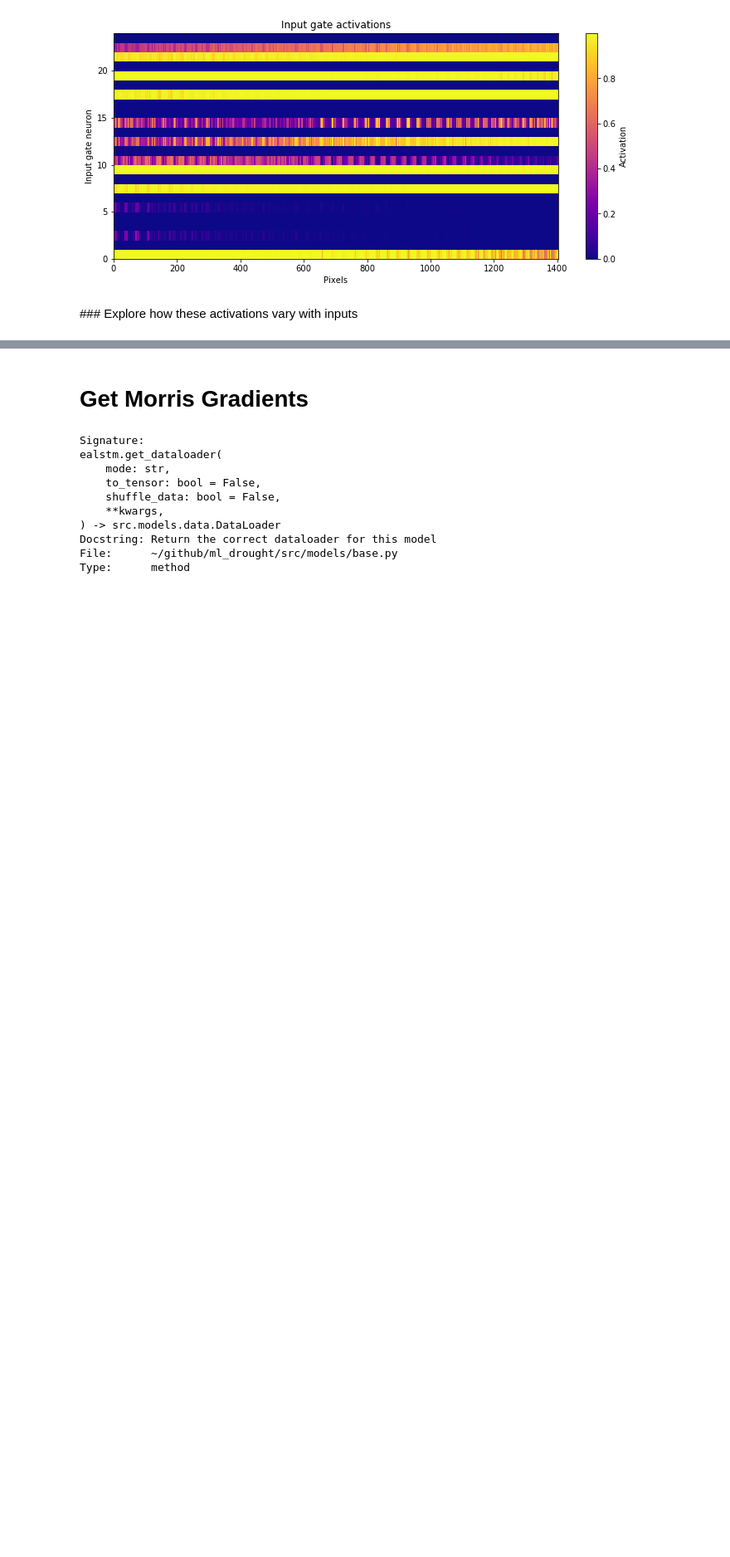
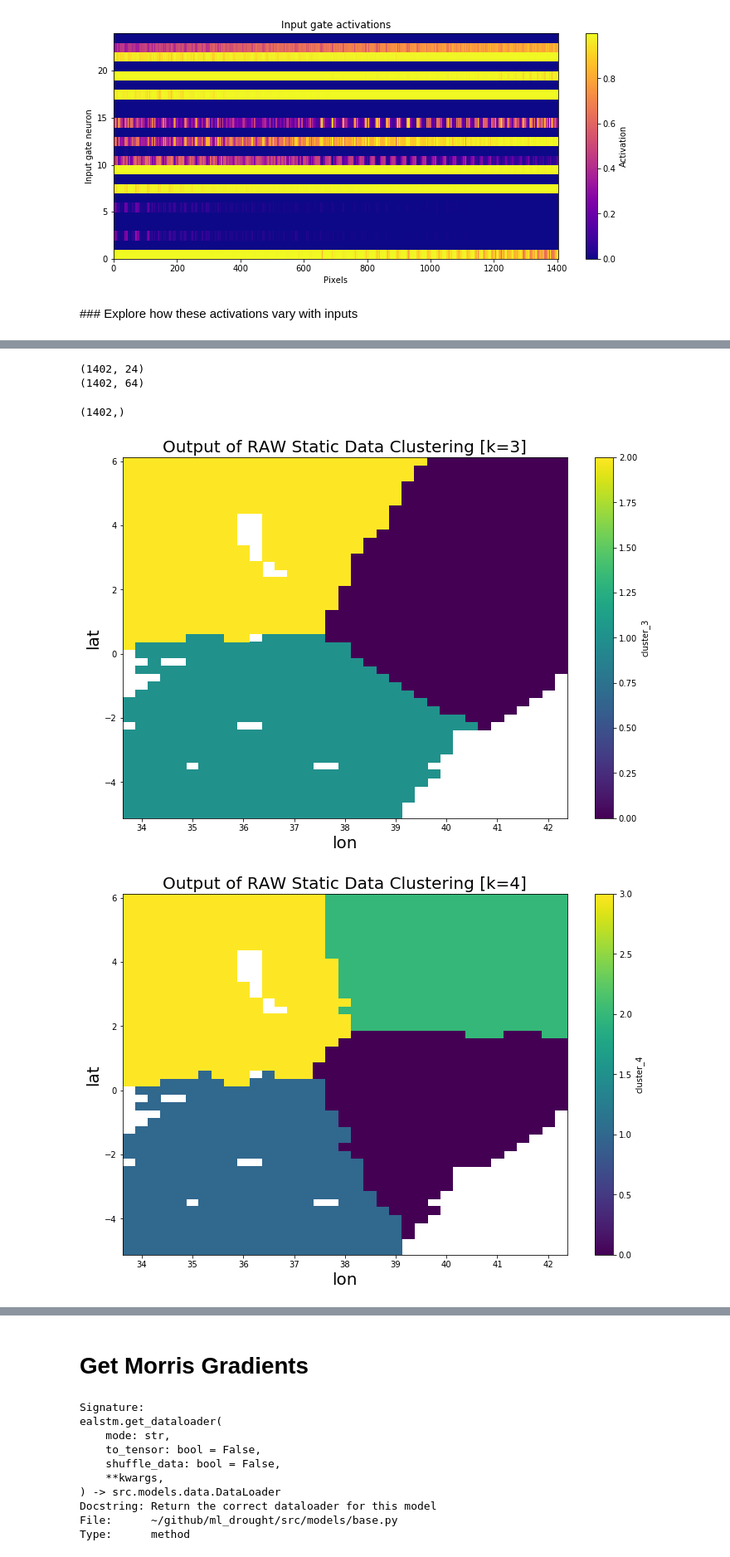
Before and after one commit to ECMWFCode4Earth/ml_drought, a Jupyter notebook: notebooks/draft/34_tl_explore_model_embeddings.ipynb, the cells around one changed output, grey strips where cells are left out. Shown at 83% size. Cells and saved outputs as stored; diff of their text form; code cells hidden in the pictures; blank space fills up the shorter version.

```diff
--- a/notebooks/draft/34_tl_explore_model_embeddings.ipynb
+++ b/notebooks/draft/34_tl_explore_model_embeddings.ipynb
@@ -373,0 +379,50 @@ for k in ks:
+# %%
+print(static_x.shape)
+print(embedding.shape)
+# %% [output]
+(1402, 24)
+(1402, 64)
+# %%
+# Taken directly from Kratzert et al (2019)
+# https://github.com/kratzert/ealstm_regional_modeling/blob/master/papercode/clusterutils.py
+from collections import defaultdict
+
+ks = [3, 4, 5, 8]
+static_clusters = {k: {} for k in ks}
+for k in ks:
+    clusterer = KMeans(n_clusters=k, random_state=0, init='k-means++',
+                       n_init=200).fit(static_x)
+
+    for pixel in range(embedding.shape[0]):
+        emb = static_x[pixel, :]
+        static_clusters[k][pixel] = clusterer.predict(emb.reshape(1, -1))[0]
+# %%
+np.array([v for v in static_clusters[5].values()]).shape
+# %% [output]
+(1402,)
+# %%
+latitudes = latlons_data[:, 0]
+longitudes = latlons_data[:, 1]
+pixels = latlons
+
+out = []
+for k in ks:
+    cluster = np.array([v for v in static_clusters[k].values()])
+    coords = {'pixel': pixels}
+    dims = ['pixel']
+    cluster_ds = xr.Dataset({f'cluster_{k}': (dims, cluster), 'lat': (dims, latitudes), 'lon': (dims, longitudes),})
+    out.append(cluster_ds)
+
+static_cluster_ds = xr.auto_combine(out)
+static_cluster_ds = static_cluster_ds.to_dataframe().set_index(['lat','lon']).to_xarray()
+# %%
+for k in ks:
+    fig, ax = plt.subplots(figsize=(12,8))
+    static_cluster_ds[f'cluster_{k}'].plot(ax=ax)
+    ax.set_title(f'Output of RAW Static Data Clustering [k={k}]');
+
+    for item in ([ax.title, ax.xaxis.label, ax.yaxis.label]): # + ax.get_xticklabels() + ax.get_yticklabels()):
+        item.set_fontsize(20)
+# %% [output]
+[figure, added]
+[figure, added]
```
Also changed, not shown: parts of 5 cells of this notebook.
